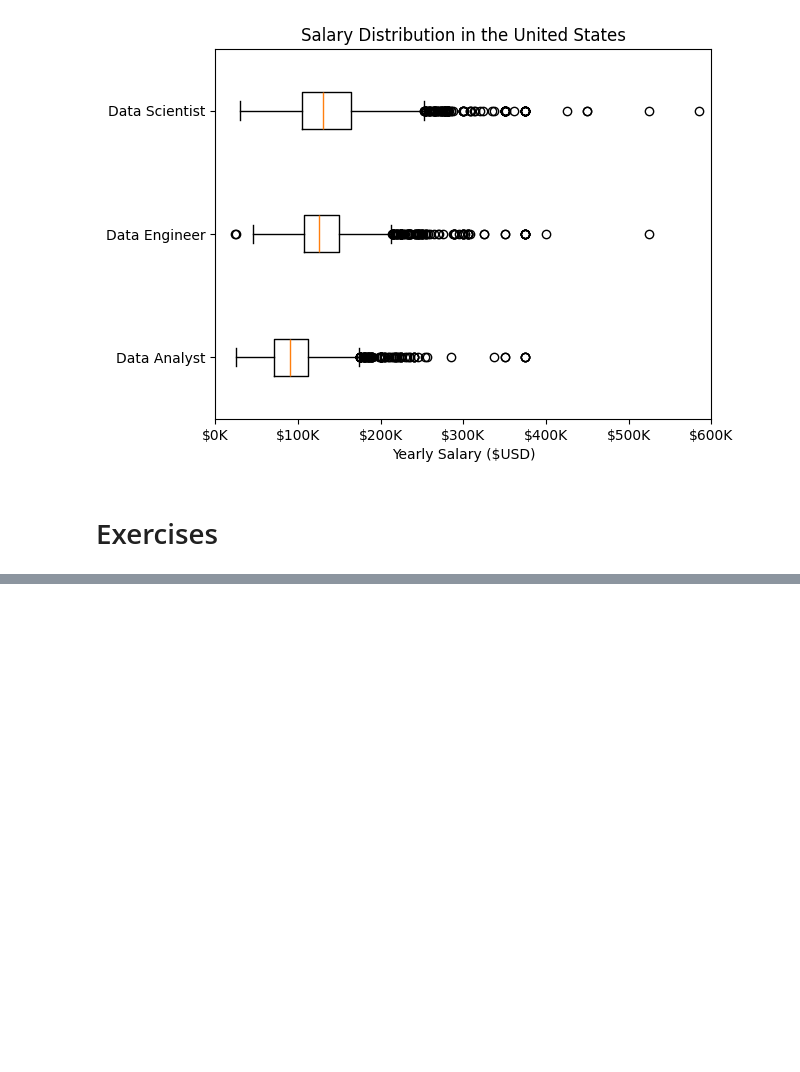
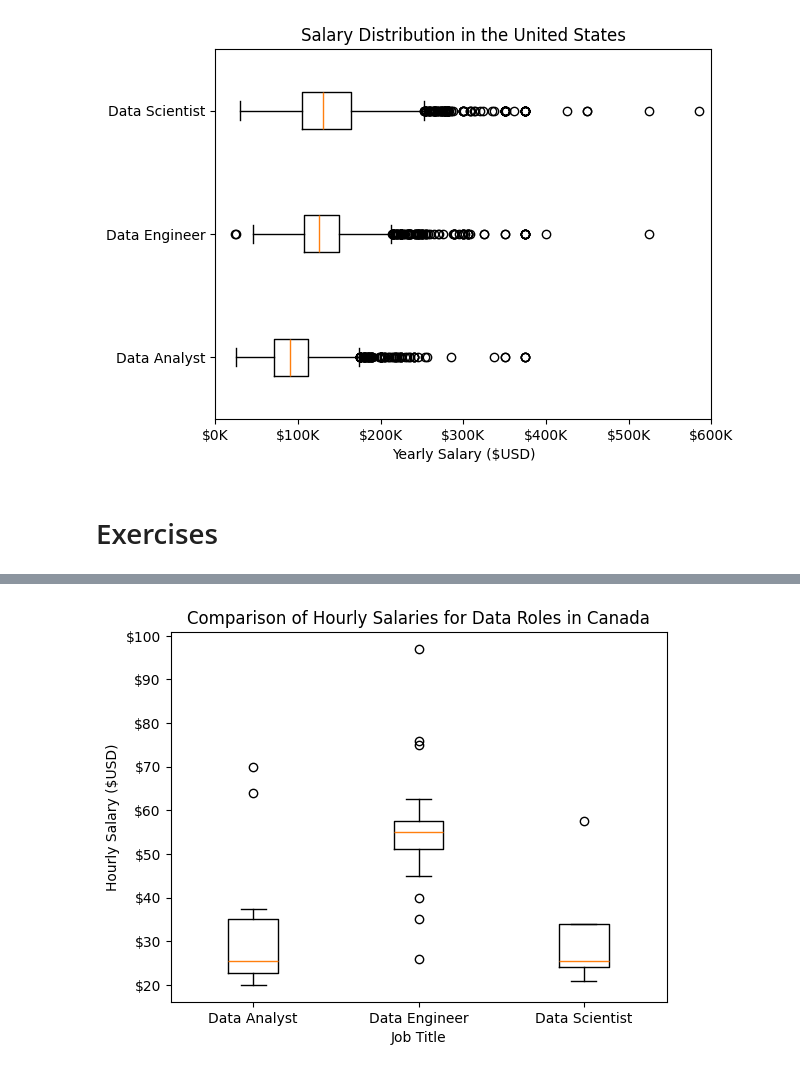
Before and after one commit to AdamWiercioch95/Python_Data_Exercises, a Jupyter notebook: matplotlib/6_Matplotlib_Box_Plots.ipynb, the cells around one changed output, grey strips where cells are left out. Saved outputs shown, nothing was run; the diff lists cells and outputs as text; code cells hidden in the pictures; blank space fills up the shorter version.

```diff
--- a/matplotlib/6_Matplotlib_Box_Plots.ipynb
+++ b/matplotlib/6_Matplotlib_Box_Plots.ipynb
@@ -79,0 +115,19 @@ plt.show()
+# %%
+# Create a box plot to compare the distribution of salary_hour_avg for Data Analyst, Data Engineer, and Data Scientist job postings in Canada.
+# Label the x-axis as 'Job Title' and format the y-axis to have '$' before the number then label it as 'Hourly Salary (USD)'.
+
+job_titles = ['Data Analyst', 'Data Engineer', 'Data Scientist']
+
+df_Can = df[(df['job_title_short'].isin(job_titles)) & (df['job_country'] == 'Canada')].copy().dropna(subset=['salary_hour_avg'])
+
+roles_list = [df_Can[df_Can['job_title_short'] == job_title]['salary_hour_avg'] for job_title in job_titles]
+
+fig, ax = plt.subplots()
+ax.boxplot(roles_list, labels=job_titles)
+ax.set_xlabel('Job Title')
+ax.set_ylabel('Hourly Salary ($USD)')
+ax.yaxis.set_major_formatter(plt.FuncFormatter(lambda x, pos: f'${int(x)}'))
+ax.set_title('Comparison of Hourly Salaries for Data Roles in Canada')
+plt.show()
+# %% [output]
+[figure, added]
```
Also changed, not shown: parts of 3 cells of this notebook.
